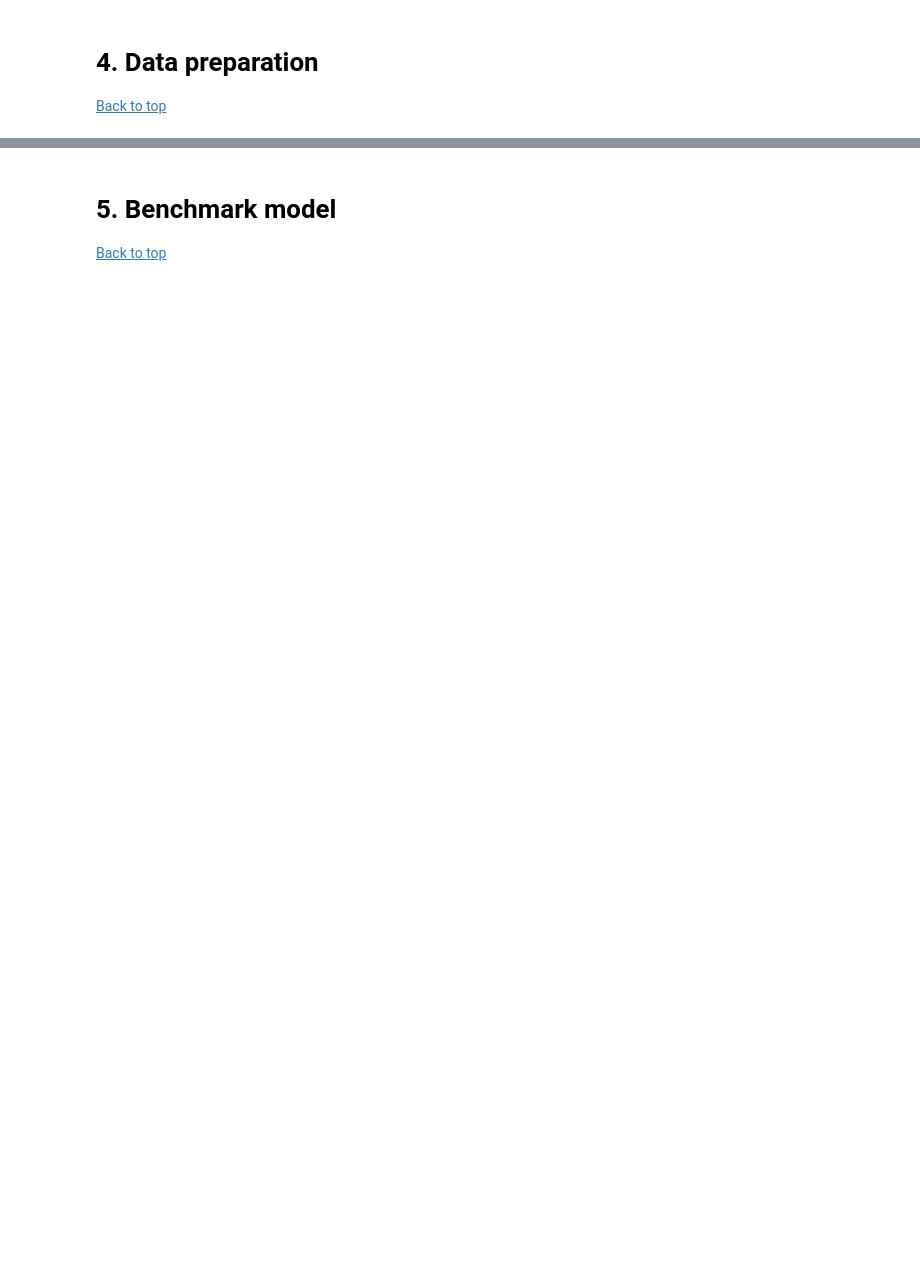
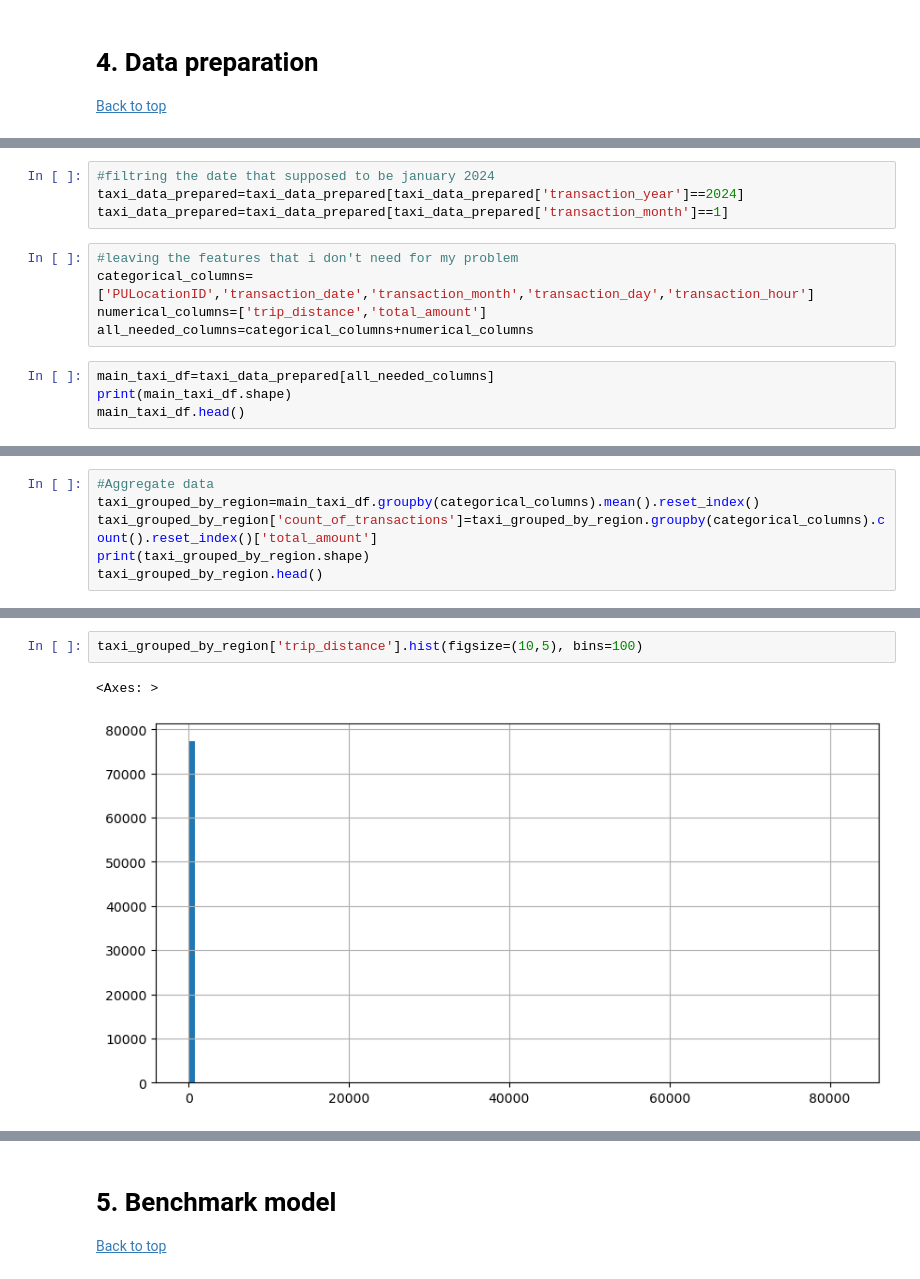
Before and after one commit to k-dalli/New-York-Taxi-Analysis, a Jupyter notebook: NYC Yellow taxi analysis.ipynb, the cells around one changed output, grey strips where cells are left out. Drawn from its saved outputs; the diff is of its cells as text; blank space fills up the shorter version.

```diff
--- a/NYC Yellow taxi analysis.ipynb
+++ b/NYC Yellow taxi analysis.ipynb
@@ -202,0 +298,13 @@ taxi_data['total_amount'].mean()
+# %%
+#filtring the date that supposed to be january 2024
+taxi_data_prepared=taxi_data_prepared[taxi_data_prepared['transaction_year']==2024]
+taxi_data_prepared=taxi_data_prepared[taxi_data_prepared['transaction_month']==1]
+# %%
+#leaving the features that i don't need for my problem
+categorical_columns=['PULocationID','transaction_date','transaction_month','transaction_day','transaction_hour']
+numerical_columns=['trip_distance','total_amount']
+all_needed_columns=categorical_columns+numerical_columns
+# %%
+main_taxi_df=taxi_data_prepared[all_needed_columns]
+print(main_taxi_df.shape)
+main_taxi_df.head()
@@ -202,0 +319,6 @@ taxi_data['total_amount'].mean()
+# %%
+#Aggregate data
+taxi_grouped_by_region=main_taxi_df.groupby(categorical_columns).mean().reset_index()
+taxi_grouped_by_region['count_of_transactions']=taxi_grouped_by_region.groupby(categorical_columns).count().reset_index()['total_amount']
+print(taxi_grouped_by_region.shape)
+taxi_grouped_by_region.head()
@@ -202,0 +333,5 @@ taxi_data['total_amount'].mean()
+# %%
+taxi_grouped_by_region['trip_distance'].hist(figsize=(10,5), bins=100)
+# %% [output]
+<Axes: >
+[figure, added]
```
Also changed, not shown: parts of 57 cells of this notebook.
